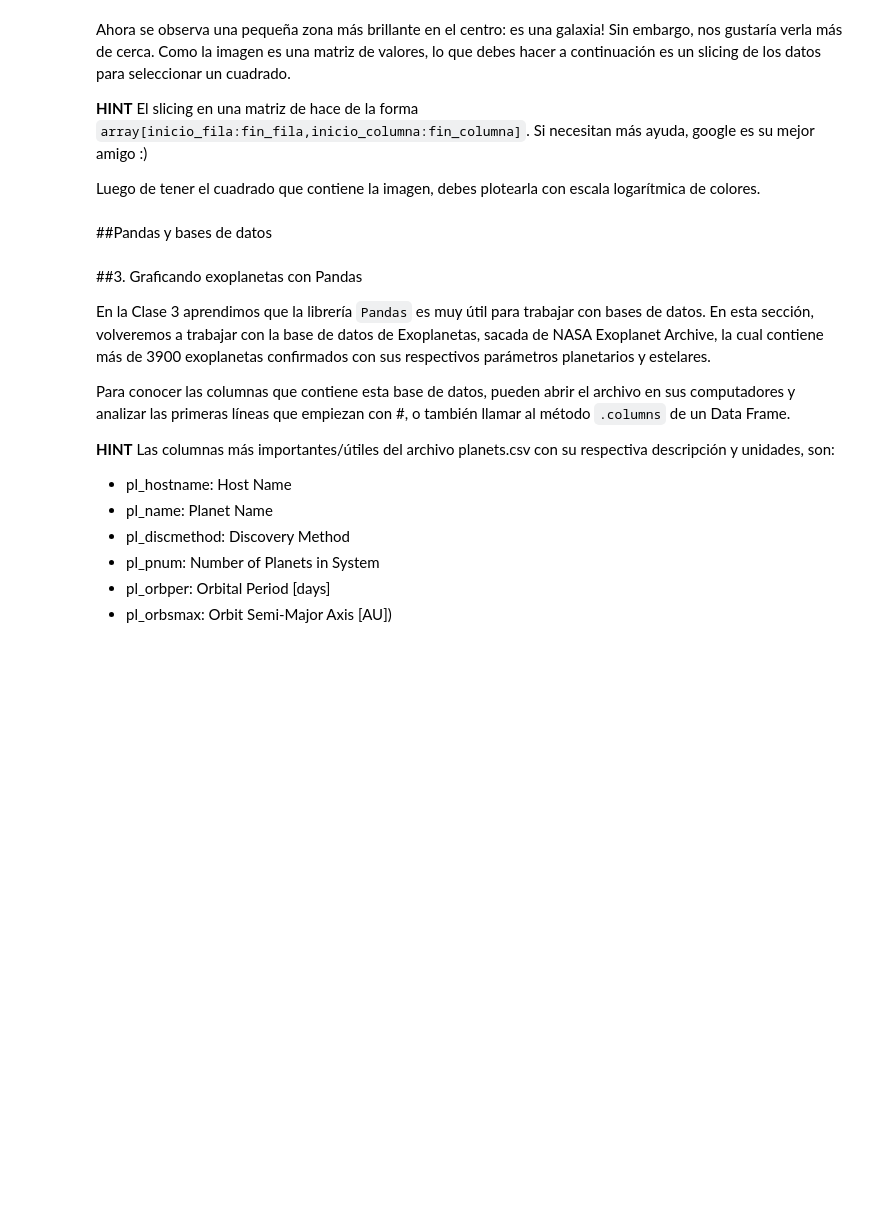
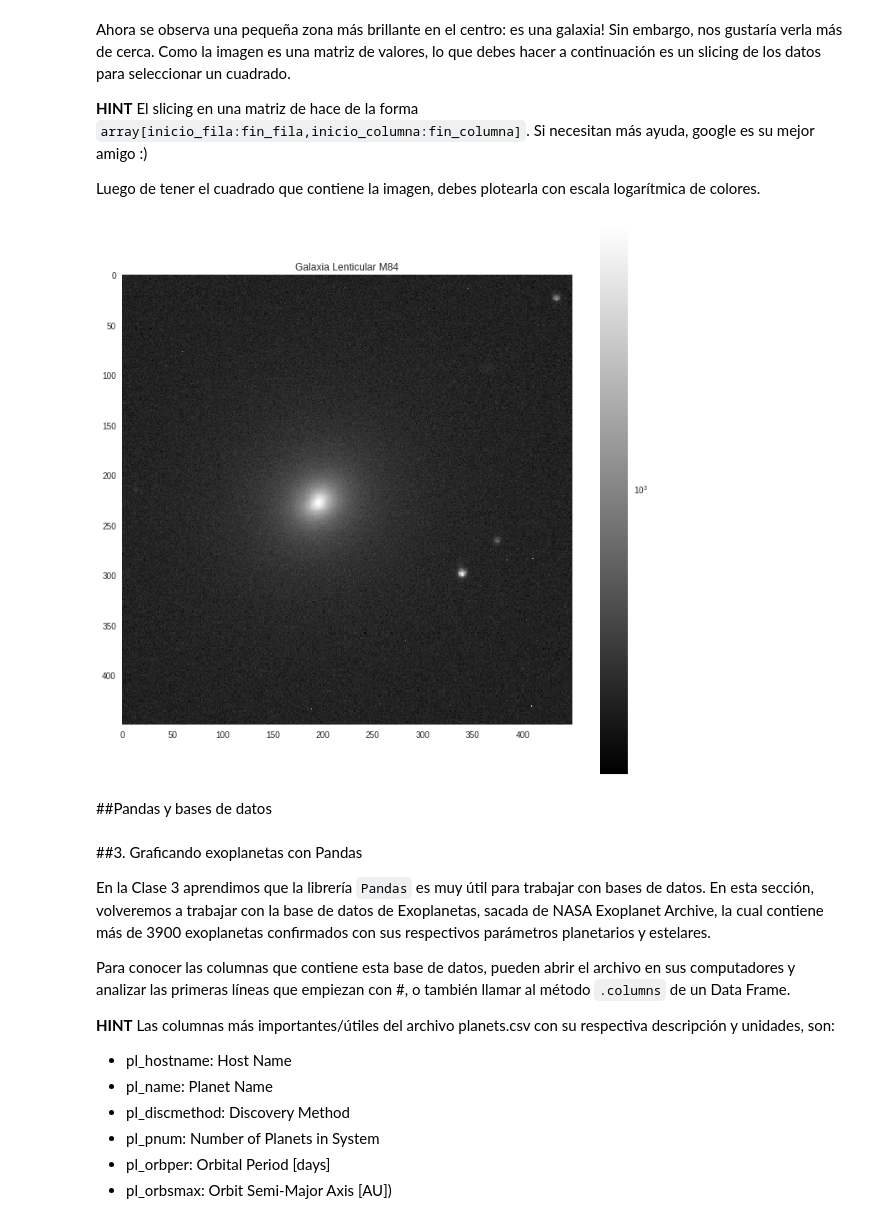
Before and after one commit to valfessi/minitarea3, a Jupyter notebook: minitarea3.ipynb, the cells around one changed output. Saved outputs shown, nothing was run; the diff lists cells and outputs as text; code cells hidden in the pictures; blank space fills up the shorter version.

```diff
--- a/minitarea3.ipynb
+++ b/minitarea3.ipynb
@@ -137,3 +159,13 @@ Luego de tener el cuadrado que contiene la imagen, debes plotearla con escala lo
+# %%
+# Slicing del cuadrado con la galaxia y plot acá
+img=imagen[800:1250,800:1250]
+plt.figure(figsize=(12,12))
+plt.imshow(img, norm=LogNorm(), cmap='gray')
+plt.title('Galaxia Lenticular M84')
+plt.colorbar()
+plt.grid(b=None)
+# %% [output]
+[figure, added]
 # %% [markdown]
 ##Pandas y bases de datos
 # %% [markdown]
```
Also changed, not shown: parts of 7 cells of this notebook.
